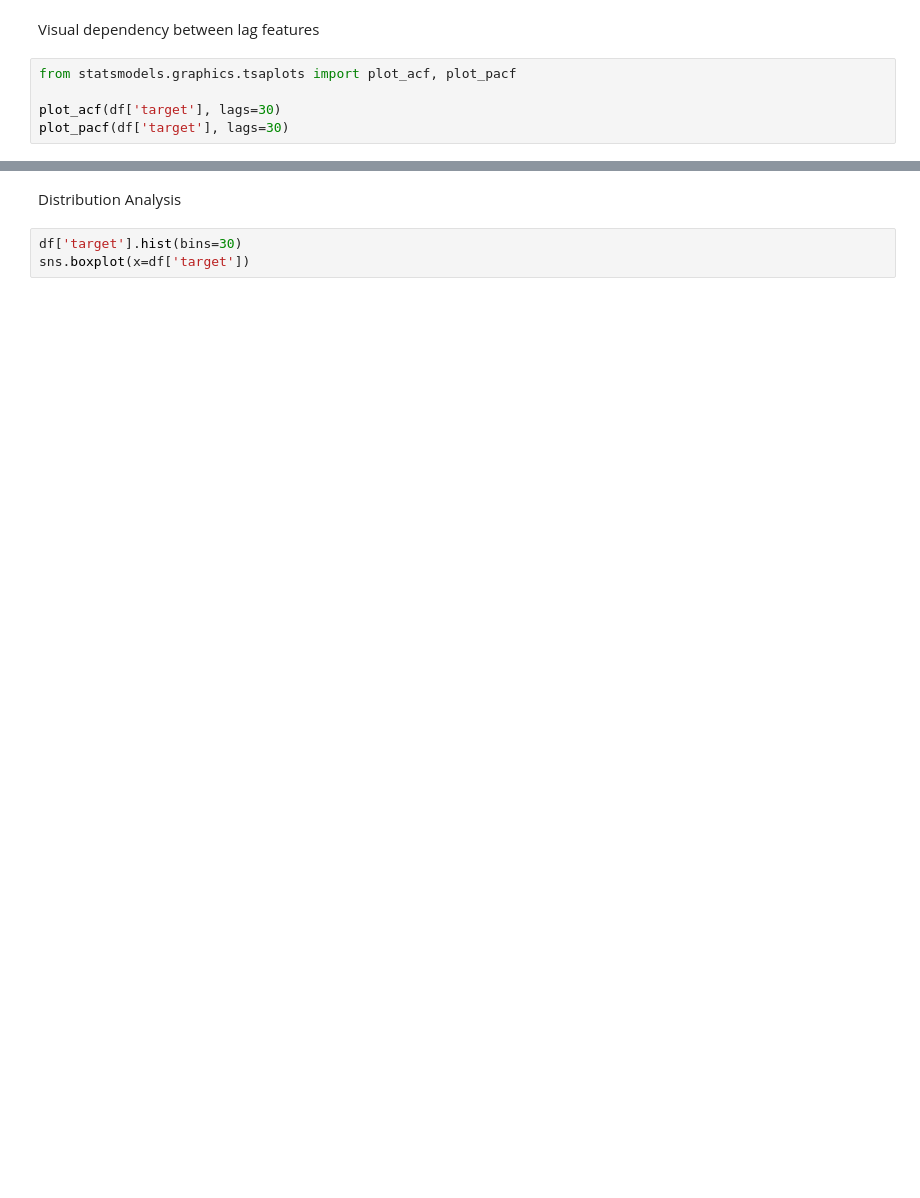
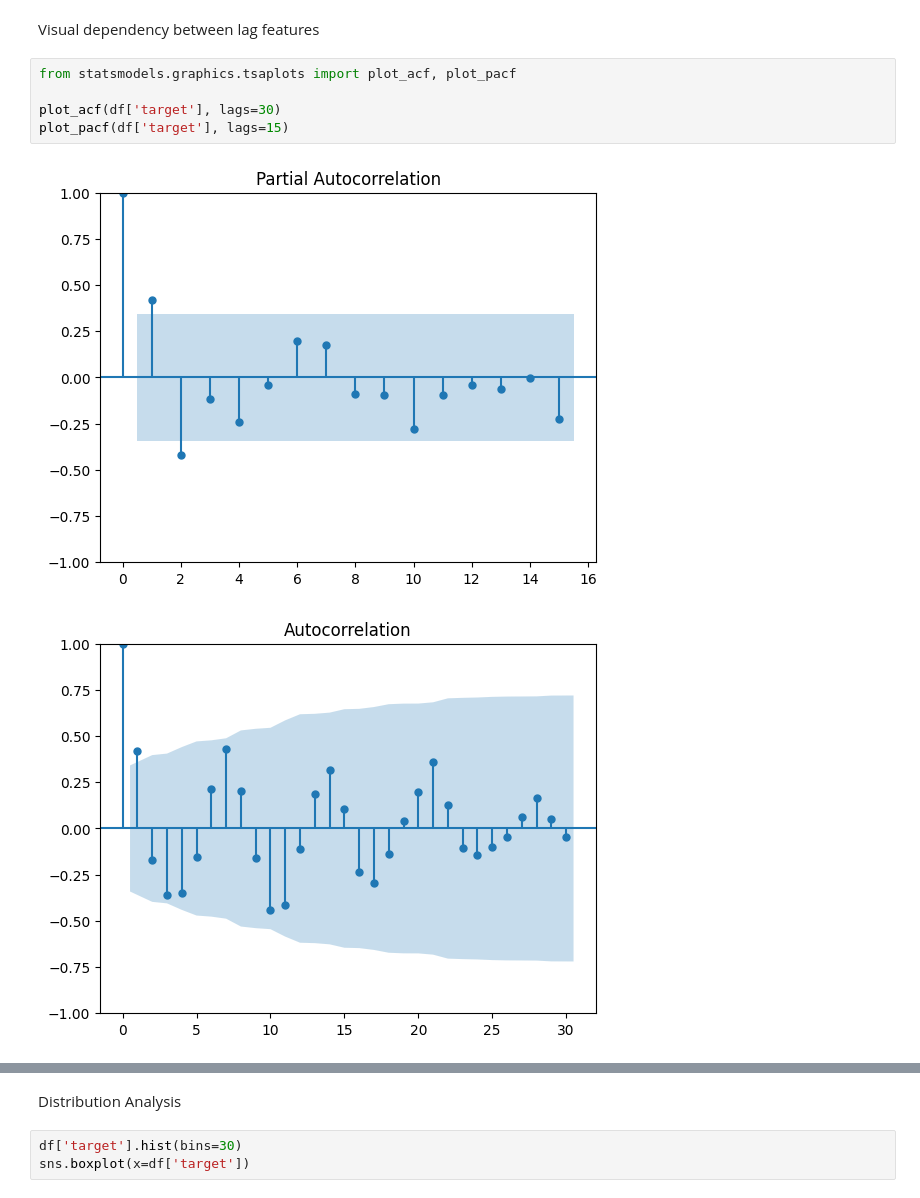
Before and after one commit to GoroCollins/hospital_resource_utilization_prediction, a Jupyter notebook: notebooks/03_exploratory_analysis.ipynb, the cells around one changed output, grey strips where cells are left out. Cells and saved outputs as stored; diff of their text form; blank space fills up the shorter version.

```diff
--- a/notebooks/03_exploratory_analysis.ipynb
+++ b/notebooks/03_exploratory_analysis.ipynb
@@ -96,5 +81,8 @@ Visual dependency between lag features
 # %%
 from statsmodels.graphics.tsaplots import plot_acf, plot_pacf
 
 plot_acf(df['target'], lags=30)
-plot_pacf(df['target'], lags=30)
+plot_pacf(df['target'], lags=15)
+# %% [output]
+[figure, added]
+[figure, added]
```
Also changed, not shown: parts of 15 cells of this notebook.
